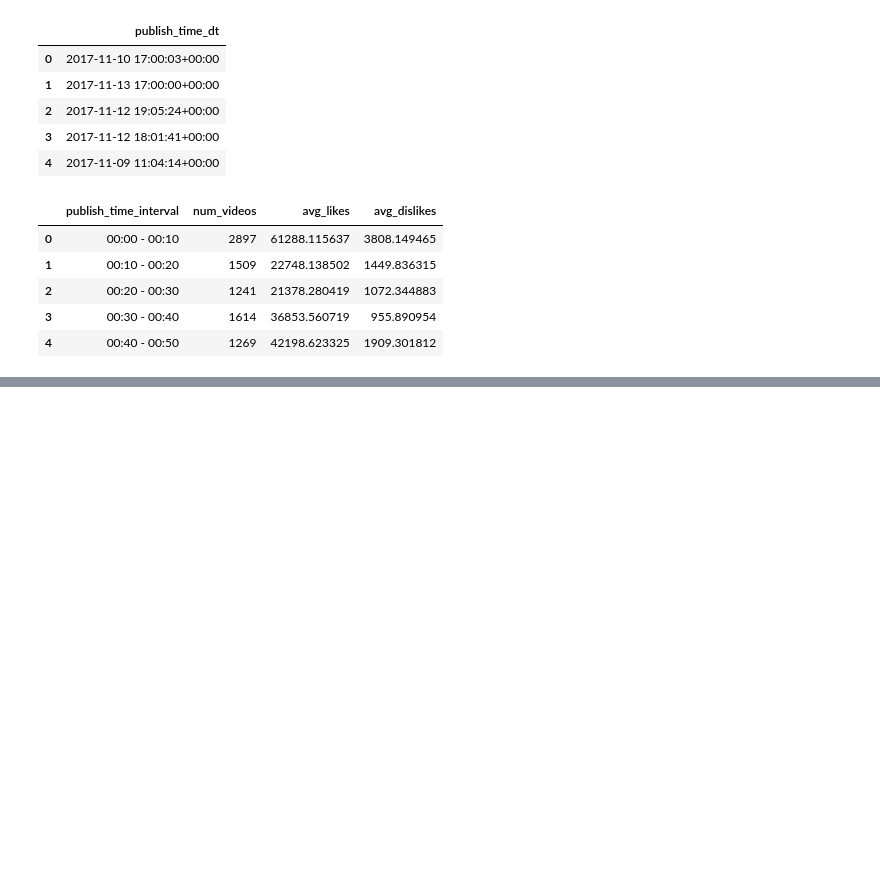
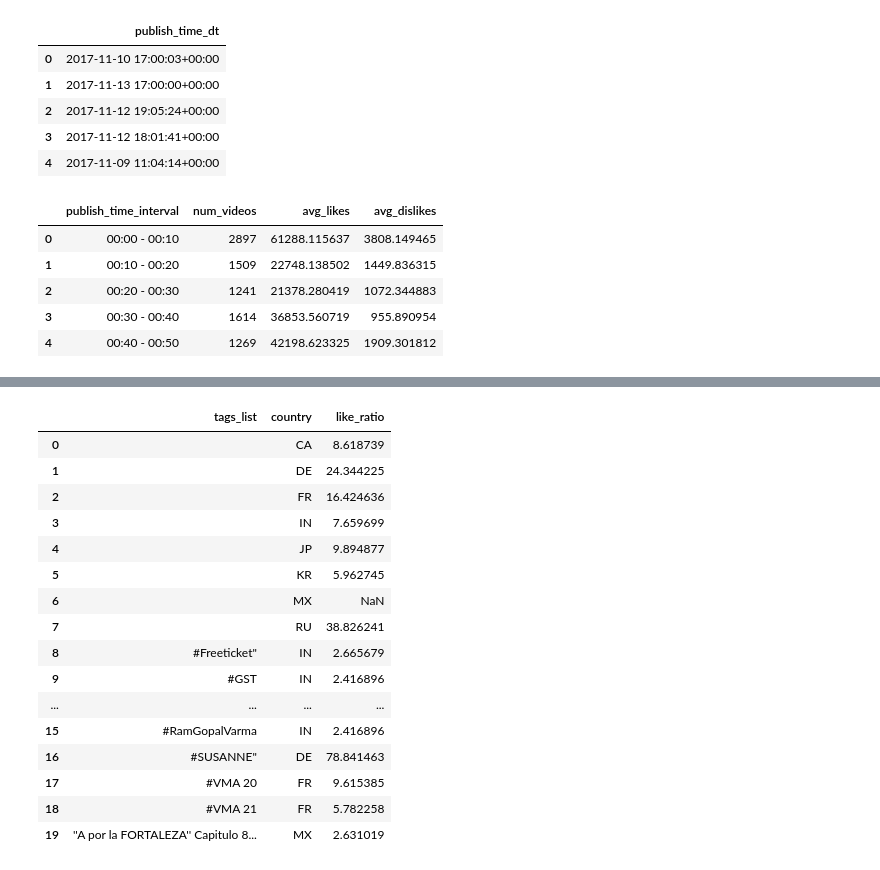
Before and after one commit to Lalla999/yt-trending, a Jupyter notebook: FoCS_project.ipynb, the cells around one changed output, grey strips where cells are left out. Drawn from its saved outputs; the diff is of its cells as text; code cells hidden in the pictures; blank space fills up the shorter version.

```diff
--- a/FoCS_project.ipynb
+++ b/FoCS_project.ipynb
@@ -370,3 +370,26 @@ interval_stats.head()
 | 2 | 00:20 - 00:30 | 1241 | 21378.280419 | 1072.344883 |
 | 3 | 00:30 - 00:40 | 1614 | 36853.560719 | 955.890954 |
 | 4 | 00:40 - 00:50 | 1269 | 42198.623325 | 1909.301812 |
+# %%
+#8. For each tag, determine the number of videos. Notice that tags contains a string with several tags.
+#e
+#9. Find the tags with the largest number of videos
+
+# 1. Teniamo solo i video che hanno almeno un tag vero
+df_tags = df2[df2["tags"] != "[none]"].copy()
+
+# 2. Convertiamo la stringa in lista di tag
+df_tags["tags_list"] = df_tags["tags"].apply(lambda x: x.split("|"))
+
+# 3. Esplode: una riga per ogni tag
+tags_exploded = df_tags.explode("tags_list")
+
+# 4. Conta i tag
+tag_counts = (
+    tags_exploded
+    .groupby("tags_list")
+    .size()
+    .sort_values(ascending=False)
+)
+
+tag_counts.head(20)
@@ -372,0 +418,28 @@ interval_stats.head()
+# %%
+tag_country_ratio = (
+    tags_exploded
+    .groupby(["tags_list", "country"])["like_ratio"]
+    .mean()
+    .reset_index()
+    .sort_values(["tags_list", "country"])
+)
+
+tag_country_ratio.head(20)
+# %% [output]
+|  | tags_list | country | like_ratio |
+| 0 |  | CA | 8.618739 |
+| 1 |  | DE | 24.344225 |
+| 2 |  | FR | 16.424636 |
+| 3 |  | IN | 7.659699 |
+| 4 |  | JP | 9.894877 |
+| 5 |  | KR | 5.962745 |
+| 6 |  | MX | NaN |
+| 7 |  | RU | 38.826241 |
+| 8 | #Freeticket" | IN | 2.665679 |
+| 9 | #GST | IN | 2.416896 |
+| ... | ... | ... | ... |
+| 15 | #RamGopalVarma | IN | 2.416896 |
+| 16 | #SUSANNE" | DE | 78.841463 |
+| 17 | #VMA 20 | FR | 9.615385 |
+| 18 | #VMA 21 | FR | 5.782258 |
+| 19 | ''A por la FORTALEZA'' Capitulo 8... | MX | 2.631019 |
```
Also changed, not shown: parts of 14 cells of this notebook.
